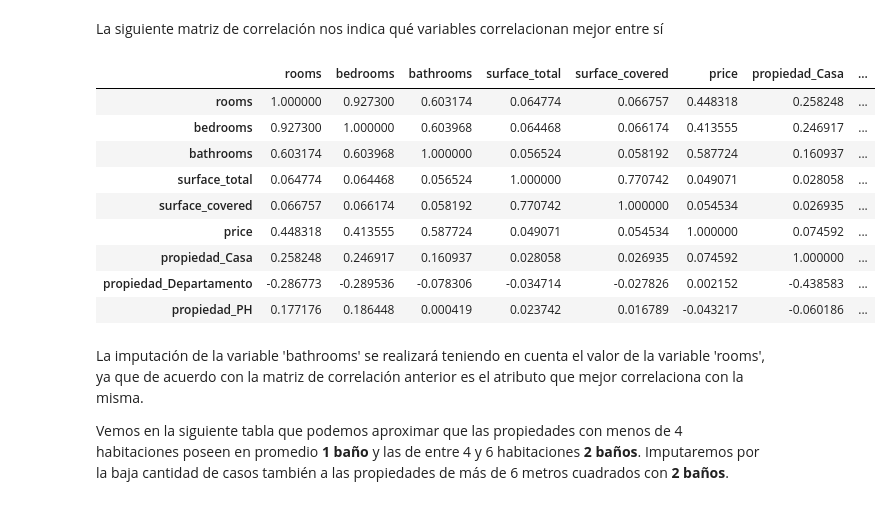
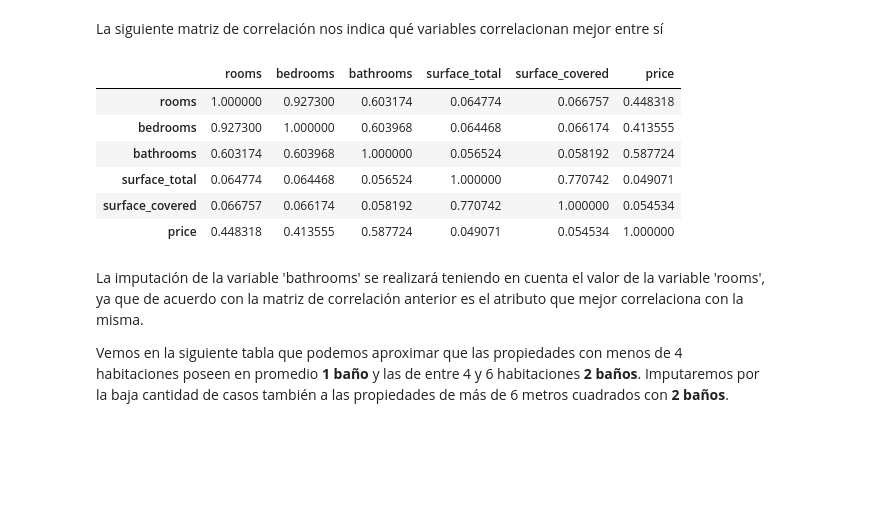
Before and after one commit to gpozzi/machine-learning, a Jupyter notebook: DSProyecto02.ipynb, the cells around one changed output. Drawn from its saved outputs; the diff is of its cells as text; code cells hidden in the pictures; blank space fills up the shorter version.

```diff
--- a/DSProyecto02.ipynb
+++ b/DSProyecto02.ipynb
@@ -115,18 +116,15 @@ Se puede observar que las 3 variables que presentan valores faltantes son:
 # %% [markdown]
 La siguiente matriz de correlación nos indica qué variables correlacionan mejor entre sí
 # %%
-properatiSinOutliers.corr()
+filtrado.corr()
 # %% [output]
-|  | rooms | bedrooms | bathrooms | surface_total | surface_covered | price | propiedad_Casa | ... |
-| rooms | 1.000000 | 0.927300 | 0.603174 | 0.064774 | 0.066757 | 0.448318 | 0.258248 | ... |
-| bedrooms | 0.927300 | 1.000000 | 0.603968 | 0.064468 | 0.066174 | 0.413555 | 0.246917 | ... |
-| bathrooms | 0.603174 | 0.603968 | 1.000000 | 0.056524 | 0.058192 | 0.587724 | 0.160937 | ... |
-| surface_total | 0.064774 | 0.064468 | 0.056524 | 1.000000 | 0.770742 | 0.049071 | 0.028058 | ... |
-| surface_covered | 0.066757 | 0.066174 | 0.058192 | 0.770742 | 1.000000 | 0.054534 | 0.026935 | ... |
-| price | 0.448318 | 0.413555 | 0.587724 | 0.049071 | 0.054534 | 1.000000 | 0.074592 | ... |
-| propiedad_Casa | 0.258248 | 0.246917 | 0.160937 | 0.028058 | 0.026935 | 0.074592 | 1.000000 | ... |
-| propiedad_Departamento | -0.286773 | -0.289536 | -0.078306 | -0.034714 | -0.027826 | 0.002152 | -0.438583 | ... |
-| propiedad_PH | 0.177176 | 0.186448 | 0.000419 | 0.023742 | 0.016789 | -0.043217 | -0.060186 | ... |
+|  | rooms | bedrooms | bathrooms | surface_total | surface_covered | price |
+| rooms | 1.000000 | 0.927300 | 0.603174 | 0.064774 | 0.066757 | 0.448318 |
+| bedrooms | 0.927300 | 1.000000 | 0.603968 | 0.064468 | 0.066174 | 0.413555 |
+| bathrooms | 0.603174 | 0.603968 | 1.000000 | 0.056524 | 0.058192 | 0.587724 |
+| surface_total | 0.064774 | 0.064468 | 0.056524 | 1.000000 | 0.770742 | 0.049071 |
+| surface_covered | 0.066757 | 0.066174 | 0.058192 | 0.770742 | 1.000000 | 0.054534 |
+| price | 0.448318 | 0.413555 | 0.587724 | 0.049071 | 0.054534 | 1.000000 |
 # %% [markdown]
 La imputación de la variable 'bathrooms' se realizará teniendo en cuenta el valor de la variable 'rooms', ya que de acuerdo con la matriz de correlación anterior es el atributo que mejor correlaciona con la misma.
 
```
Also changed, not shown: parts of 19 cells of this notebook.
